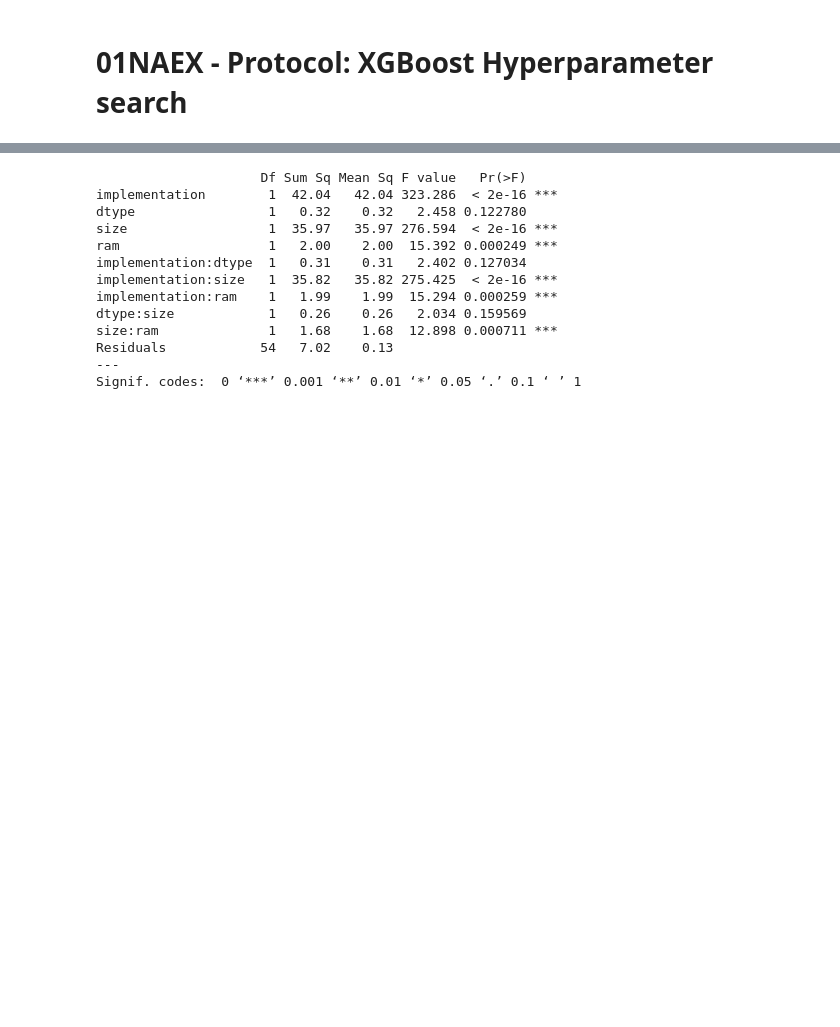
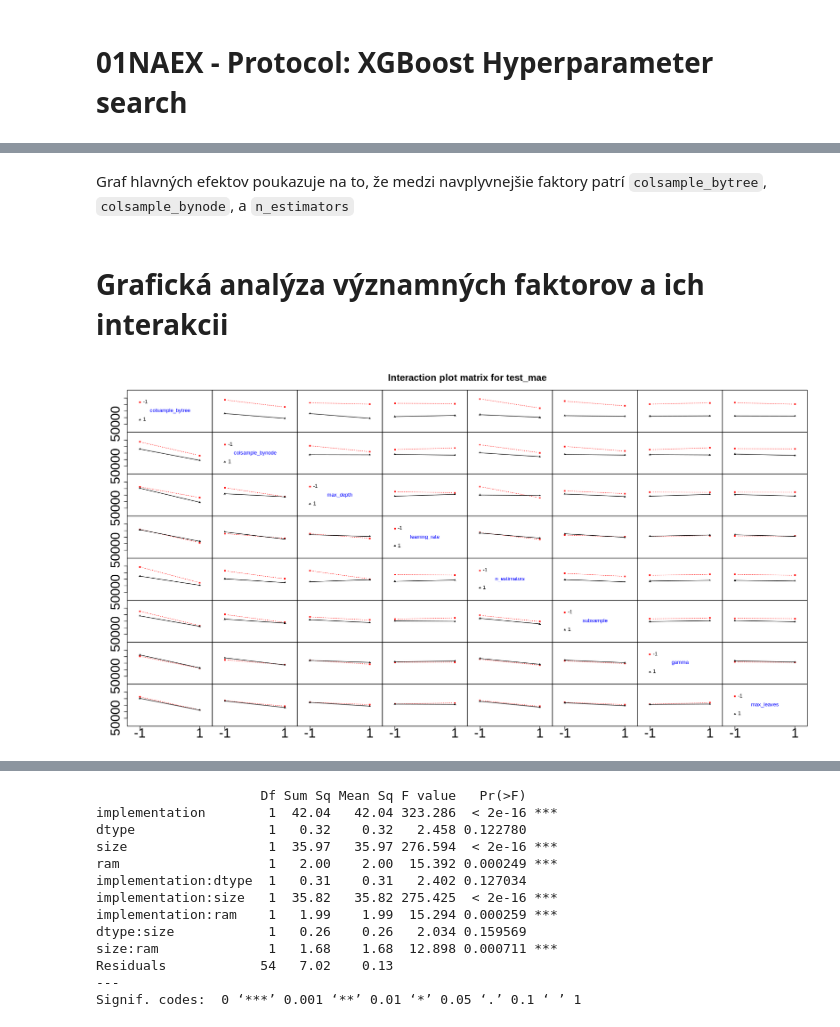
Before and after one commit to Many98/01NAEX, a Jupyter notebook: Protokol_EF.ipynb, the cells around one changed output, grey strips where cells are left out. Saved outputs shown, nothing was run; the diff lists cells and outputs as text; code cells hidden in the pictures; blank space fills up the shorter version.

```diff
--- a/Protokol_EF.ipynb
+++ b/Protokol_EF.ipynb
@@ -442,0 +256,9 @@ boxplot(design$time ~ design$implementation, main = "Factor implementation")
+# %% [markdown]
+Graf hlavných efektov poukazuje na to, že medzi navplyvnejšie
+faktory patrí `colsample_bytree`, `colsample_bynode`, a `n_estimators`
+# %% [markdown]
+# Grafická analýza významných faktorov a ich interakcii
+# %%
+IAPlot(design, cex.xax = 2.5, cex.main = 2.5)
+# %% [output]
+[figure, added]
```
Also changed, not shown: parts of 56 cells of this notebook.
